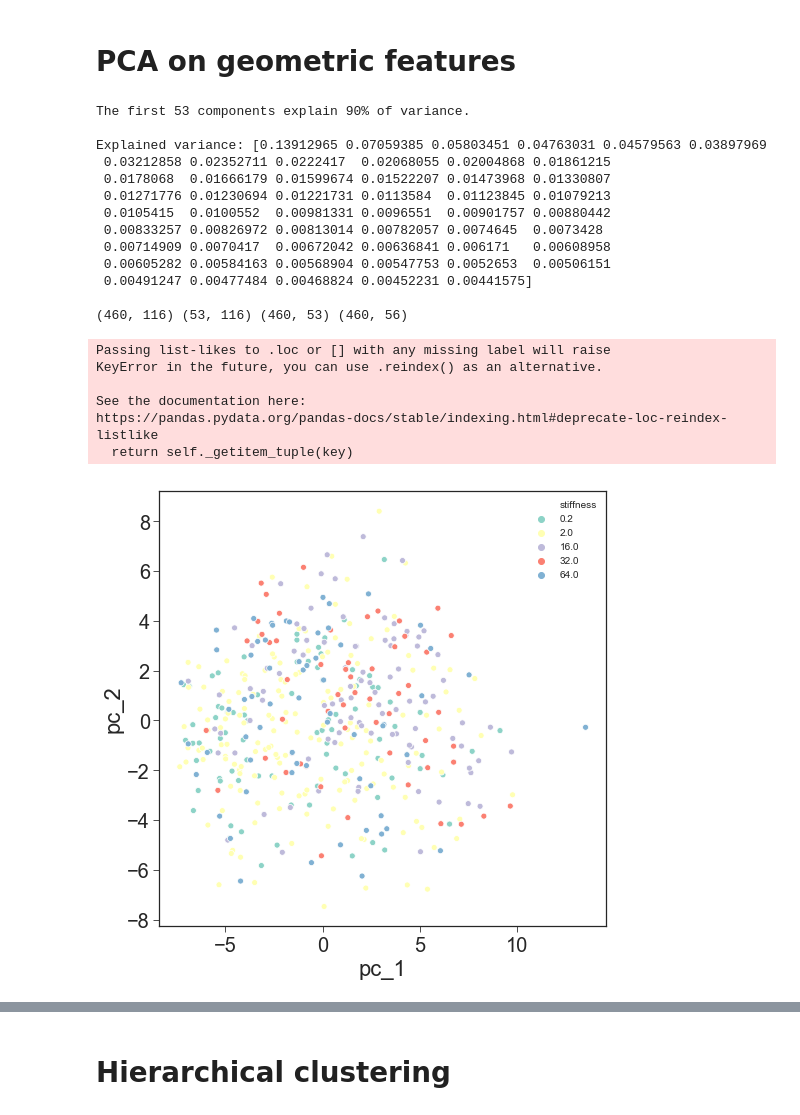
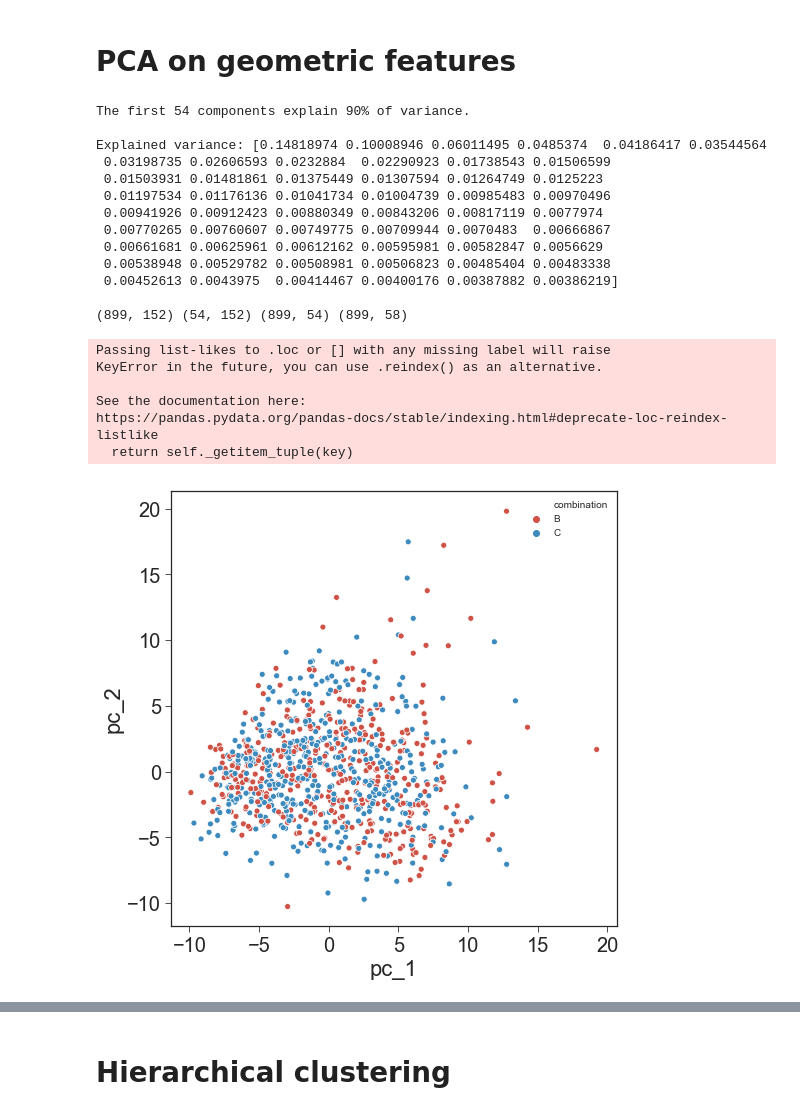
Before and after one commit to vlada-rozova/cell-morphology, a Jupyter notebook: morphological-clustering.ipynb, the cells around one changed output, grey strips where cells are left out. Saved outputs shown, nothing was run; the diff lists cells and outputs as text; code cells hidden in the pictures.

```diff
--- a/morphological-clustering.ipynb
+++ b/morphological-clustering.ipynb
@@ -22,10 +38,11 @@ Undersampling. The balanced dataset has shape (255, 238)
 # Which dataset?
 # %%
 # The full dataset
-# df = measurements
+df = measurements
 # Dataset without clusters at 64kPa
 # df = measurements_red
 # Dataset without 0.5kPa, 8kPa and clusters at 64kPa
-df = measurements_5
+# df = measurements_5
 # Dataset without 0.5kPa, 8kPa and clusters at 64kPa with balanced classes
 # df = measurements_b
+df.shape
@@ -41,14 +81,19 @@ def create_palette(df, by='stiffness', show=False):
     elif by == 'cluster':
         n_levels = df.cluster.unique().size
         if n_levels == 2:
-            palette = {1 : sns.color_palette("PRGn", 20)[15], 2 : sns.color_palette("PRGn", 20)[4]}
+            palette = {0 : sns.color_palette("PRGn", 20)[15], 1 : sns.color_palette("PRGn", 20)[4]}
+#             palette = dict(zip(df.cluster.unique(), sns.xkcd_palette(["powder blue", "pale orange"])))
         else:
-            palette = dict(zip(range(n_levels), sns.color_palette("PRGn", n_levels)))
+            palette = dict(zip(range(n_levels), sns.color_palette("Set2", n_levels)))
         row_colors = df.cluster.map(palette)
     elif by == 'biom':
         palette = {df.biom.unique()[0] : sns.color_palette("RdBu", 10)[1],
                    df.biom.unique()[1] : sns.color_palette("RdBu", 10)[8]}
         row_colors = df.biom.map(palette)
+    elif by == 'comb':
+        palette = {df.combination.unique()[0] : sns.color_palette("RdBu", 10)[1],
+                   df.combination.unique()[1] : sns.color_palette("RdBu", 10)[8]}
+        row_colors = df.combination.map(palette)
 
     if show:
 #         print(list(palette.keys()))
@@ -99,21 +104,21 @@ def pca(df, cols):
 # %% [markdown]
 # PCA on geometric features
 # %%
-pc_df = pca(df, geom_cols)
+pca_model, pc_cols, pc_df = func.pca(df, geom_cols)
 # %% [output]
-The first 53 components explain 90% of variance.
+The first 54 components explain 90% of variance.
 
-Explained variance: [0.13912965 0.07059385 0.05803451 0.04763031 0.04579563 0.03897969
- 0.03212858 0.02352711 0.0222417  0.02068055 0.02004868 0.01861215
- 0.0178068  0.01666179 0.01599674 0.01522207 0.01473968 0.01330807
- 0.01271776 0.01230694 0.01221731 0.0113584  0.01123845 0.01079213
- 0.0105415  0.0100552  0.00981331 0.0096551  0.00901757 0.00880442
- 0.00833257 0.00826972 0.00813014 0.00782057 0.0074645  0.0073428
- 0.00714909 0.0070417  0.00672042 0.00636841 0.006171   0.00608958
- 0.00605282 0.00584163 0.00568904 0.00547753 0.0052653  0.00506151
- 0.00491247 0.00477484 0.00468824 0.00452231 0.00441575]
+Explained variance: [0.14818974 0.10008946 0.06011495 0.0485374  0.04186417 0.03544564
+ 0.03198735 0.02606593 0.0232884  0.02290923 0.01738543 0.01506599
+ 0.01503931 0.01481861 0.01375449 0.01307594 0.01264749 0.0125223
+ 0.01197534 0.01176136 0.01041734 0.01004739 0.00985483 0.00970496
+ 0.00941926 0.00912423 0.00880349 0.00843206 0.00817119 0.0077974
+ 0.00770265 0.00760607 0.00749775 0.00709944 0.0070483  0.00666867
+ 0.00661681 0.00625961 0.00612162 0.00595981 0.00582847 0.0056629
+ 0.00538948 0.00529782 0.00508981 0.00506823 0.00485404 0.00483338
+ 0.00452613 0.0043975  0.00414467 0.00400176 0.00387882 0.00386219]
 
-(460, 116) (53, 116) (460, 53) (460, 56)
+(899, 152) (54, 152) (899, 54) (899, 58)
 Passing list-likes to .loc or [] with any missing label will raise
 KeyError in the future, you can use .reindex() as an alternative.
 
@@ -123,9 +128,11 @@ https://pandas.pydata.org/pandas-docs/stable/indexing.html#deprecate-loc-reindex
 # %%
 plt.rc("figure", figsize=(8, 8))
 
-row_colors, palette = create_palette(df, by='stiffness')
+# row_colors, palette = create_palette(df, by='stiffness')
+row_colors, palette = create_palette(df, by='comb')
 
-sns.scatterplot(x='pc_1', y='pc_2', data=pc_df,
-                hue='stiffness', palette=palette);
+# sns.scatterplot(x='pc_1', y='pc_2', data=pc_df,
+#                 hue='stiffness', palette=palette);
+sns.scatterplot(x='pc_1', y='pc_2', data=pc_df, hue='combination', palette=palette);
 # %% [output]
-[figure, old version]
+[figure, new version]
```
Also changed, not shown: parts of 95 cells of this notebook, 24 other files.
